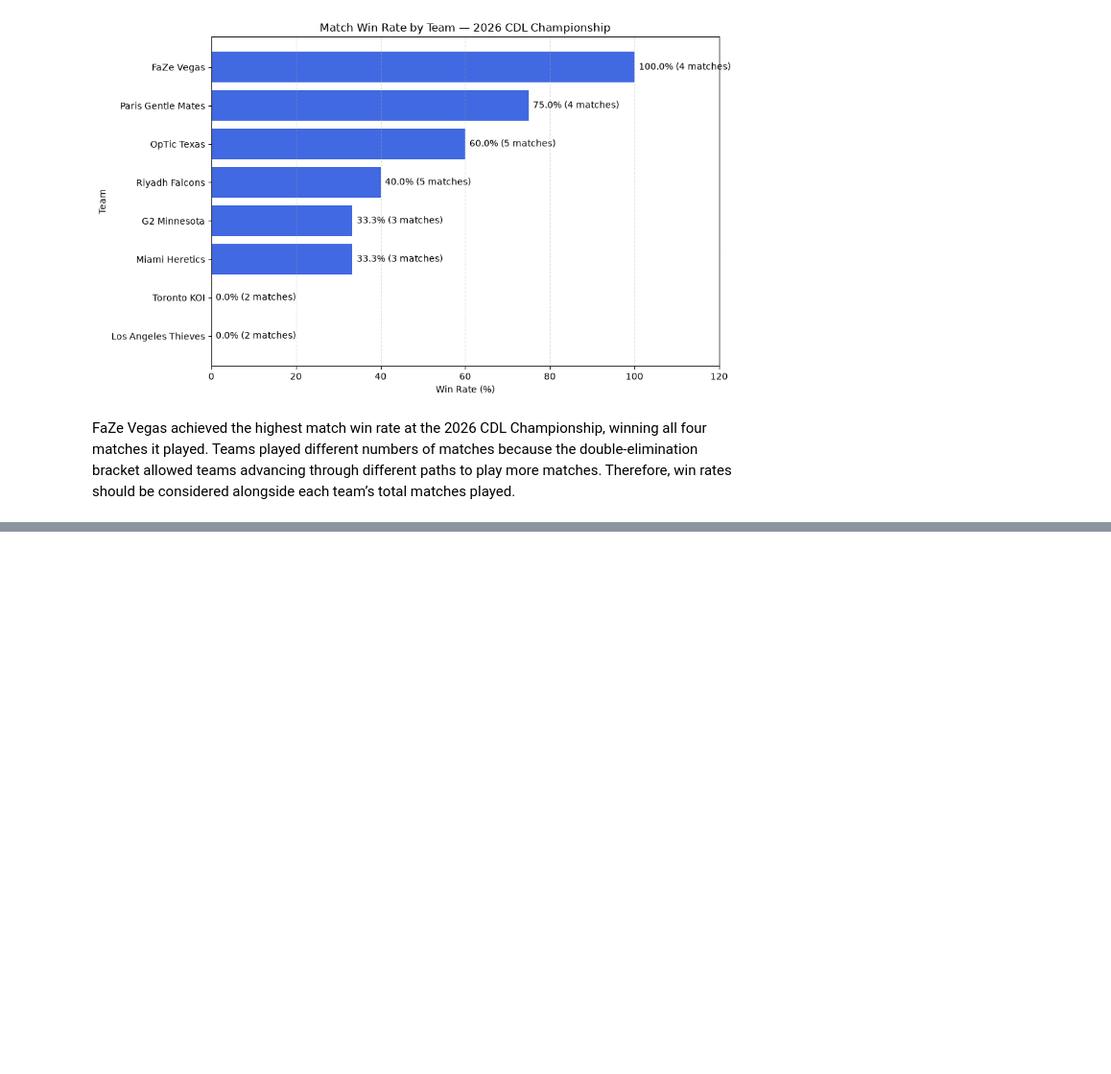
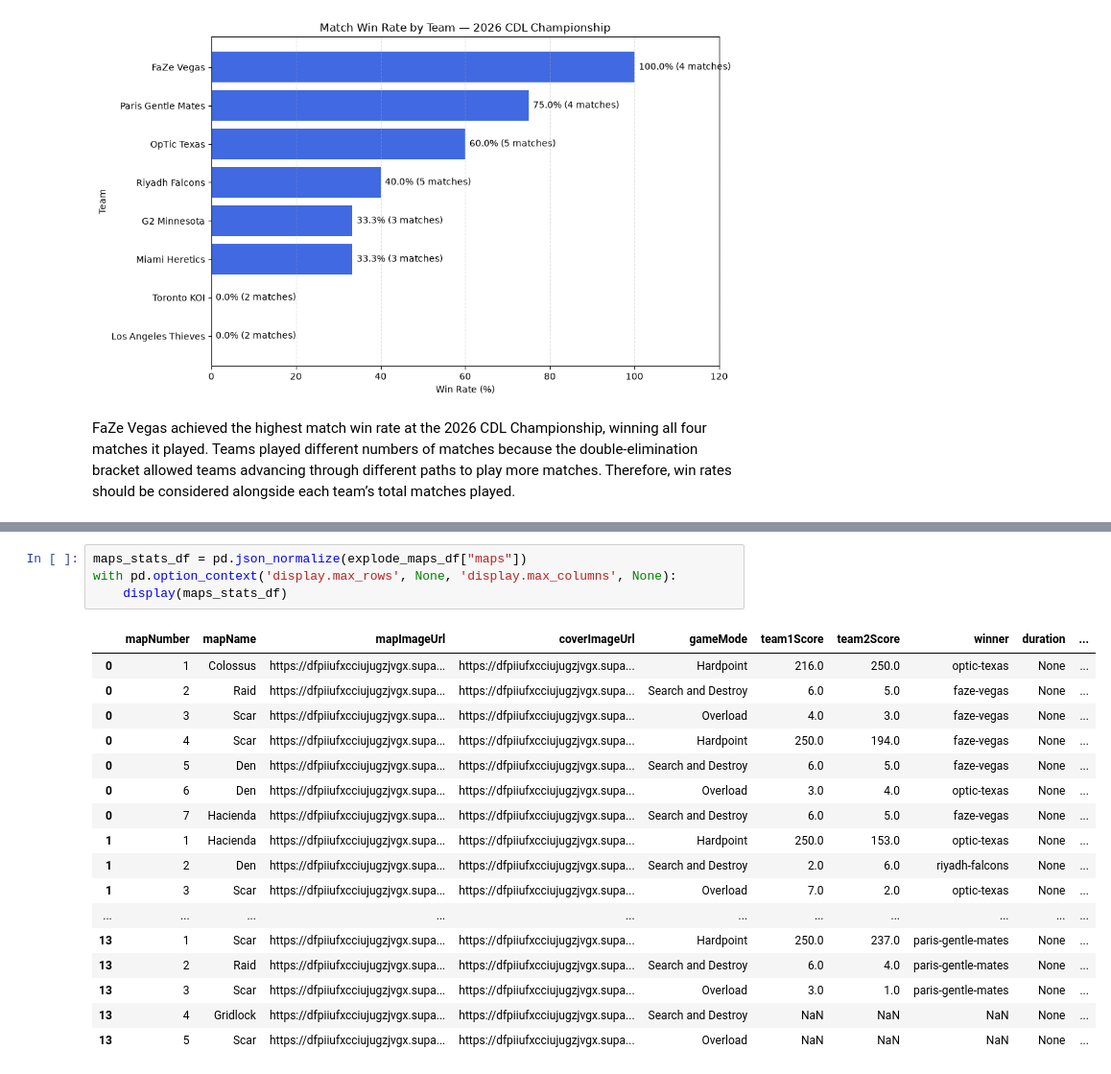
Before and after one commit to Bryan-23673/cdl-analytics, a Jupyter notebook: notebooks/02_data_analysis.ipynb, the cells around one changed output, grey strips where cells are left out. Shown at 96% size. Saved outputs shown, nothing was run; the diff lists cells and outputs as text; blank space fills up the shorter version.

```diff
--- a/notebooks/02_data_analysis.ipynb
+++ b/notebooks/02_data_analysis.ipynb
@@ -404,0 +484,22 @@ if match_dataframes:
+# %%
+maps_stats_df = pd.json_normalize(explode_maps_df["maps"])
+with pd.option_context('display.max_rows', None, 'display.max_columns', None):
+    display(maps_stats_df)
+# %% [output]
+|  | mapNumber | mapName | mapImageUrl | coverImageUrl | gameMode | team1Score | team2Score | winner | duration | ... |
+| 0 | 1 | Colossus | https://dfpiiufxcciujugzjvgx.supa... | https://dfpiiufxcciujugzjvgx.supa... | Hardpoint | 216.0 | 250.0 | optic-texas | None | ... |
+| 0 | 2 | Raid | https://dfpiiufxcciujugzjvgx.supa... | https://dfpiiufxcciujugzjvgx.supa... | Search and Destroy | 6.0 | 5.0 | faze-vegas | None | ... |
+| 0 | 3 | Scar | https://dfpiiufxcciujugzjvgx.supa... | https://dfpiiufxcciujugzjvgx.supa... | Overload | 4.0 | 3.0 | faze-vegas | None | ... |
+| 0 | 4 | Scar | https://dfpiiufxcciujugzjvgx.supa... | https://dfpiiufxcciujugzjvgx.supa... | Hardpoint | 250.0 | 194.0 | faze-vegas | None | ... |
+| 0 | 5 | Den | https://dfpiiufxcciujugzjvgx.supa... | https://dfpiiufxcciujugzjvgx.supa... | Search and Destroy | 6.0 | 5.0 | faze-vegas | None | ... |
+| 0 | 6 | Den | https://dfpiiufxcciujugzjvgx.supa... | https://dfpiiufxcciujugzjvgx.supa... | Overload | 3.0 | 4.0 | optic-texas | None | ... |
+| 0 | 7 | Hacienda | https://dfpiiufxcciujugzjvgx.supa... | https://dfpiiufxcciujugzjvgx.supa... | Search and Destroy | 6.0 | 5.0 | faze-vegas | None | ... |
+| 1 | 1 | Hacienda | https://dfpiiufxcciujugzjvgx.supa... | https://dfpiiufxcciujugzjvgx.supa... | Hardpoint | 250.0 | 153.0 | optic-texas | None | ... |
+| 1 | 2 | Den | https://dfpiiufxcciujugzjvgx.supa... | https://dfpiiufxcciujugzjvgx.supa... | Search and Destroy | 2.0 | 6.0 | riyadh-falcons | None | ... |
+| 1 | 3 | Scar | https://dfpiiufxcciujugzjvgx.supa... | https://dfpiiufxcciujugzjvgx.supa... | Overload | 7.0 | 2.0 | optic-texas | None | ... |
+| ... | ... | ... | ... | ... | ... | ... | ... | ... | ... | ... |
+| 13 | 1 | Scar | https://dfpiiufxcciujugzjvgx.supa... | https://dfpiiufxcciujugzjvgx.supa... | Hardpoint | 250.0 | 237.0 | paris-gentle-mates | None | ... |
+| 13 | 2 | Raid | https://dfpiiufxcciujugzjvgx.supa... | https://dfpiiufxcciujugzjvgx.supa... | Search and Destroy | 6.0 | 4.0 | paris-gentle-mates | None | ... |
+| 13 | 3 | Scar | https://dfpiiufxcciujugzjvgx.supa... | https://dfpiiufxcciujugzjvgx.supa... | Overload | 3.0 | 1.0 | paris-gentle-mates | None | ... |
+| 13 | 4 | Gridlock | https://dfpiiufxcciujugzjvgx.supa... | https://dfpiiufxcciujugzjvgx.supa... | Search and Destroy | NaN | NaN | NaN | None | ... |
+| 13 | 5 | Scar | https://dfpiiufxcciujugzjvgx.supa... | https://dfpiiufxcciujugzjvgx.supa... | Overload | NaN | NaN | NaN | None | ... |
```
Also changed, not shown: parts of 6 cells of this notebook, 3 other files.
